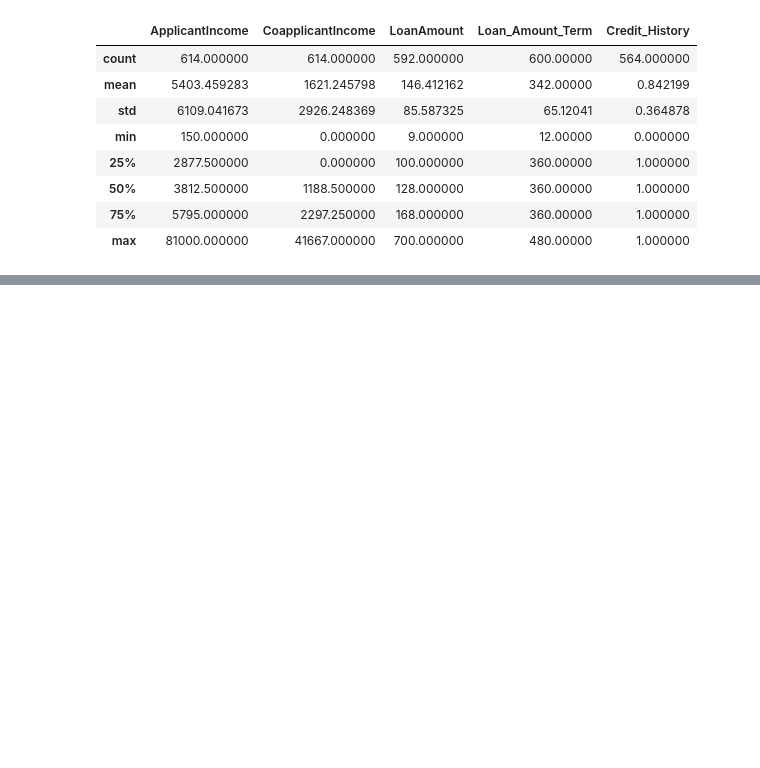
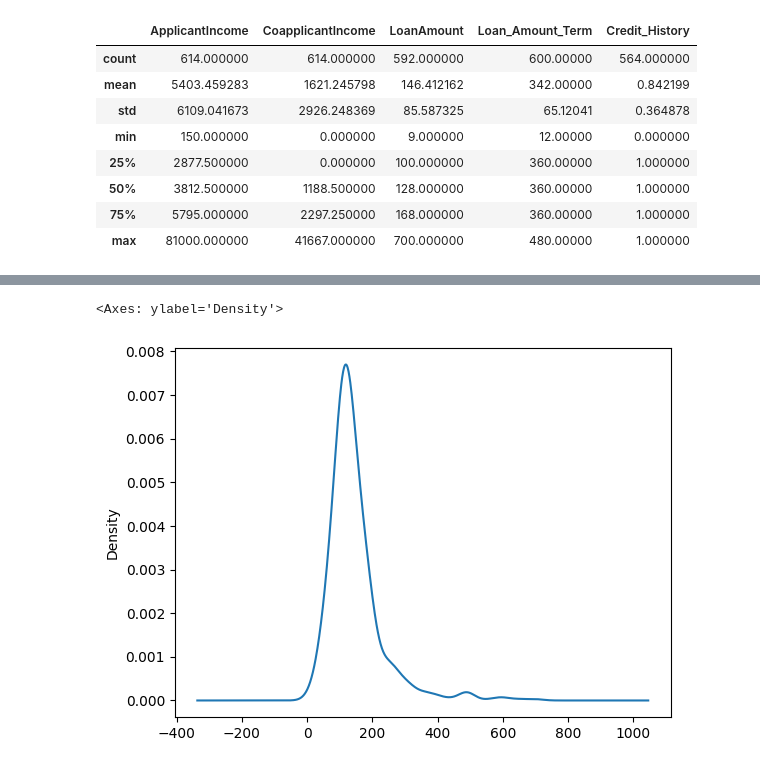
Before and after one commit to siddh-webd-ml/Machine-Learning, a Jupyter notebook: PandaBasics1.ipynb, the cells around one changed output, grey strips where cells are left out. Saved outputs shown, nothing was run; the diff lists cells and outputs as text; code cells hidden in the pictures; blank space fills up the shorter version.

```diff
--- a/PandaBasics1.ipynb
+++ b/PandaBasics1.ipynb
@@ -157,0 +190,5 @@ dtype: int64
+# %%
+df["LoanAmount"].plot(kind="kde")        #kernel_density_estimate
+# %% [output]
+<Axes: ylabel='Density'>
+[figure, added]
```
Also changed, not shown: parts of 12 cells of this notebook.
